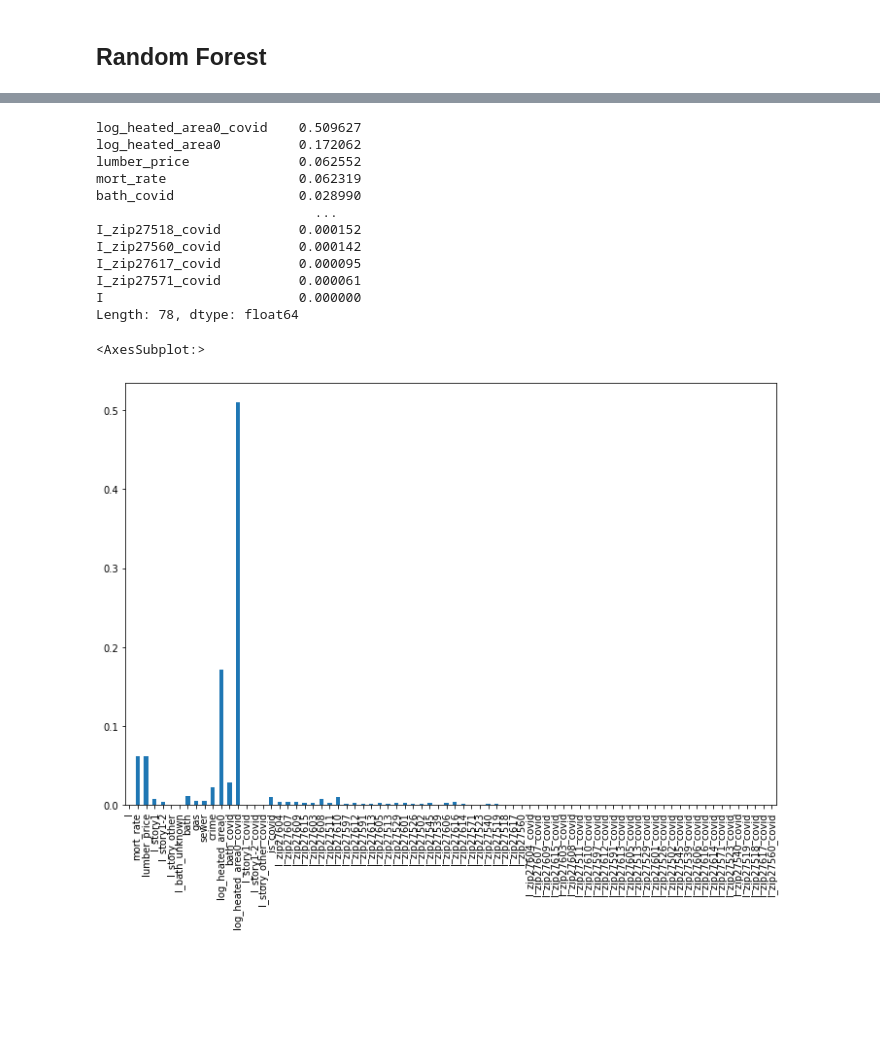
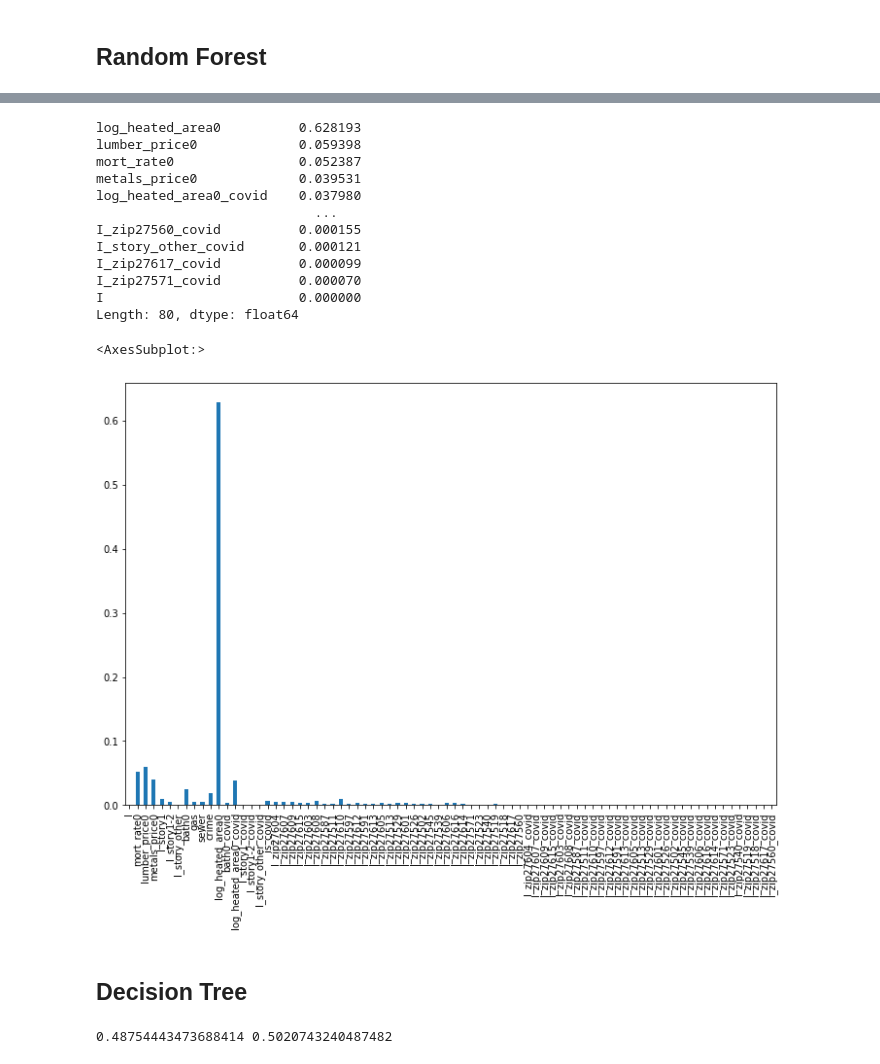
Before and after one commit to alisongh/SIADS-696-Milestone-II, a Jupyter notebook: Data Analysis.ipynb, the cells around one changed output, grey strips where cells are left out. Saved outputs shown, nothing was run; the diff lists cells and outputs as text; code cells hidden in the pictures; blank space fills up the shorter version.

Commit message:
Demean and added decision tree

```diff
--- a/Data Analysis.ipynb
+++ b/Data Analysis.ipynb
@@ -873,13 +812,9 @@ plt.scatter(res[0], res["zip_covid"])
 ## Random Forest
 # %%
 # random forest using same data
-X, y = reg_df[xvars], reg_df[yvar]
-
-from sklearn.model_selection import train_test_split
-X_train, X_test, y_train, y_test = train_test_split(X, y, test_size=0.2, random_state=42)
 
 from sklearn.ensemble import RandomForestRegressor
 
-regressor = RandomForestRegressor(n_estimators=20, random_state=42)
-regressor.fit(X_train, y_train)
-y_pred = regressor.predict(X_test)
+rf_reg = RandomForestRegressor(n_estimators=100, random_state=42)
+rf_reg.fit(X_train, y_train)
+y_pred = rf_reg.predict(X_test)
@@ -895,20 +840,31 @@ Root Mean Squared Error: 0.13719653284303224
 # %%
-pd.Series(regressor.feature_importances_, index=xvars).sort_values(ascending=False)
+pd.Series(rf_reg.feature_importances_, index=xvars).sort_values(ascending=False)
 # %% [output]
-log_heated_area0_covid    0.509627
-log_heated_area0          0.172062
-lumber_price              0.062552
-mort_rate                 0.062319
-bath_covid                0.028990
+log_heated_area0          0.628193
+lumber_price0             0.059398
+mort_rate0                0.052387
+metals_price0             0.039531
+log_heated_area0_covid    0.037980
                             ...
-I_zip27518_covid          0.000152
-I_zip27560_covid          0.000142
-I_zip27617_covid          0.000095
-I_zip27571_covid          0.000061
+I_zip27560_covid          0.000155
+I_story_other_covid       0.000121
+I_zip27617_covid          0.000099
+I_zip27571_covid          0.000070
 I                         0.000000
-Length: 78, dtype: float64
+Length: 80, dtype: float64
 # %%
-pd.Series(regressor.feature_importances_, index=xvars).plot.bar(figsize=[12,8])
+pd.Series(rf_reg.feature_importances_, index=xvars).plot.bar(figsize=[12,8])
 # %% [output]
 <AxesSubplot:>
-[figure, old version]
+[figure, new version]
+# %% [markdown]
+## Decision Tree
+# %%
+from sklearn.tree import DecisionTreeRegressor
+dr_reg = DecisionTreeRegressor(random_state=42).fit(X_train, y_train)
+dr_score = dr_reg.score(X_test, y_test)
+predict_dr = dr_reg.predict(X_test)
+expl_dr = explained_variance_score(predict_dr, y_test)
+print(dr_score, expl_dr)
+# %% [output]
+0.48754443473688414 0.5020743240487482
```
Also changed, not shown: parts of 30 cells of this notebook.
